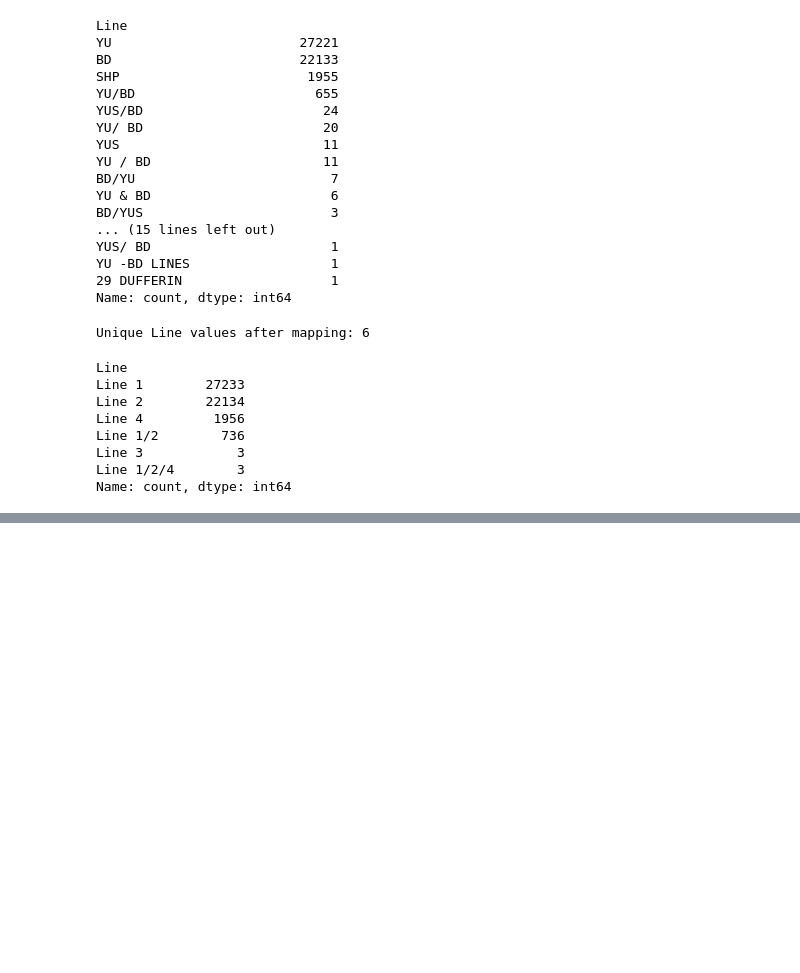
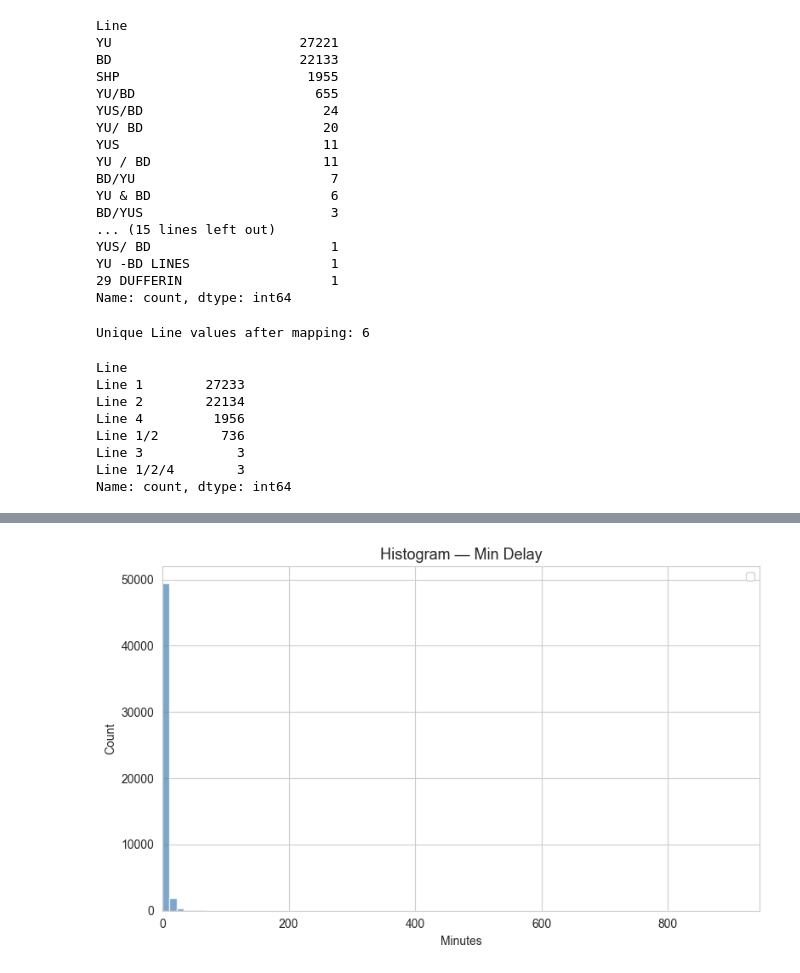
Before and after one commit to umniyah456/ttc-project, a Jupyter notebook: ttc-eda.ipynb, the cells around one changed output, grey strips where cells are left out. Drawn from its saved outputs; the diff is of its cells as text; code cells hidden in the pictures; blank space fills up the shorter version.

```diff
--- a/ttc-eda.ipynb
+++ b/ttc-eda.ipynb
@@ -149,0 +239,14 @@ df.head()
+# %%
+# Histogram — Min Delay
+plt.figure(figsize=(8, 5))
+plt.hist(df['Min Delay'], bins=80, color='steelblue', alpha=0.7, edgecolor='white')
+
+plt.title('Histogram — Min Delay', fontsize=13)
+plt.xlabel('Minutes')
+plt.ylabel('Count')
+plt.legend(fontsize=9)
+plt.xlim(left=0)
+plt.tight_layout()
+plt.show()
+# %% [output]
+[figure, added]
```
Also changed, not shown: parts of 50 cells of this notebook, 1 other file.
